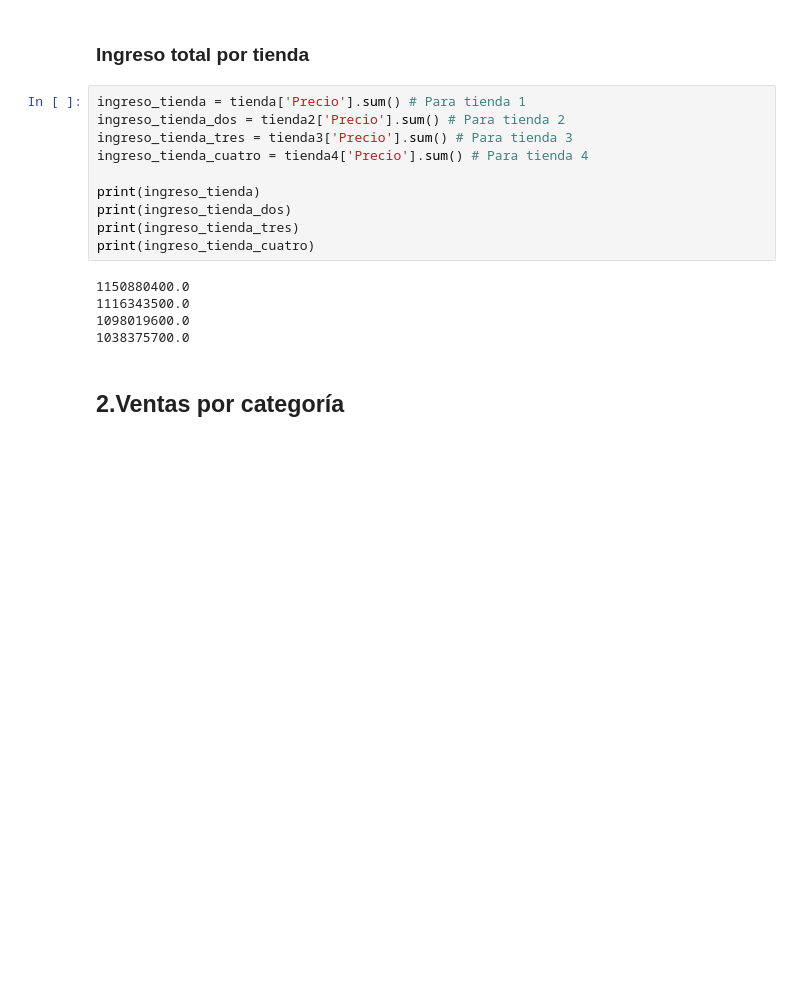
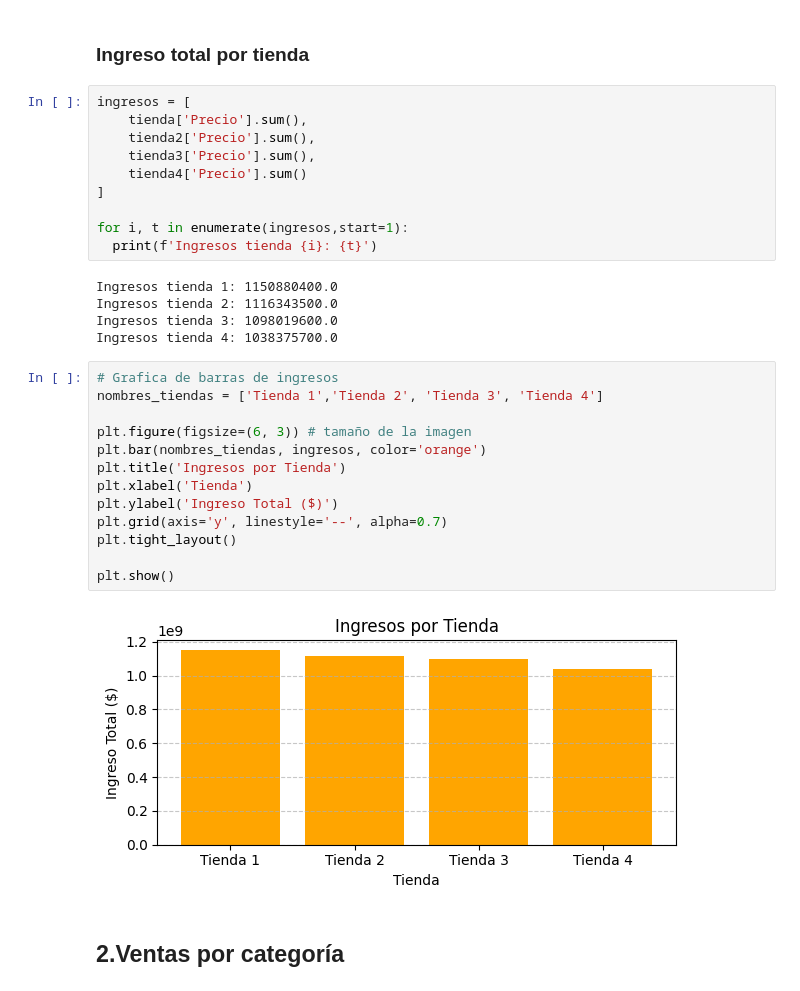
Before and after one commit to Nayde666/PythonColabs-DS, a Jupyter notebook: First_Challenge_Alura.ipynb, the cells around one changed output. Saved outputs shown, nothing was run; the diff lists cells and outputs as text; blank space fills up the shorter version.

```diff
--- a/First_Challenge_Alura.ipynb
+++ b/First_Challenge_Alura.ipynb
@@ -64,21 +66,36 @@ print(tienda4['Producto'].count())
 2358
 # %% [markdown]
 ### Ingreso total por tienda
-# %%
-ingreso_tienda = tienda['Precio'].sum() # Para tienda 1
-ingreso_tienda_dos = tienda2['Precio'].sum() # Para tienda 2
-ingreso_tienda_tres = tienda3['Precio'].sum() # Para tienda 3
-ingreso_tienda_cuatro = tienda4['Precio'].sum() # Para tienda 4
-
-print(ingreso_tienda)
-print(ingreso_tienda_dos)
-print(ingreso_tienda_tres)
-print(ingreso_tienda_cuatro)
-# %% [output]
-1150880400.0
-1116343500.0
-1098019600.0
-1038375700.0
+# %%
+ingresos = [
+    tienda['Precio'].sum(),
+    tienda2['Precio'].sum(),
+    tienda3['Precio'].sum(),
+    tienda4['Precio'].sum()
+]
+
+for i, t in enumerate(ingresos,start=1):
+  print(f'Ingresos tienda {i}: {t}')
+# %% [output]
+Ingresos tienda 1: 1150880400.0
+Ingresos tienda 2: 1116343500.0
+Ingresos tienda 3: 1098019600.0
+Ingresos tienda 4: 1038375700.0
+# %%
+# Grafica de barras de ingresos
+nombres_tiendas = ['Tienda 1','Tienda 2', 'Tienda 3', 'Tienda 4']
+
+plt.figure(figsize=(6, 3)) # tamaño de la imagen
+plt.bar(nombres_tiendas, ingresos, color='orange')
+plt.title('Ingresos por Tienda')
+plt.xlabel('Tienda')
+plt.ylabel('Ingreso Total ($)')
+plt.grid(axis='y', linestyle='--', alpha=0.7)
+plt.tight_layout()
+
+plt.show()
+# %% [output]
+[figure, added]
 # %% [markdown]
 ## 2.Ventas por categoría
 # %%
```
Also changed, not shown: parts of 11 cells of this notebook.
